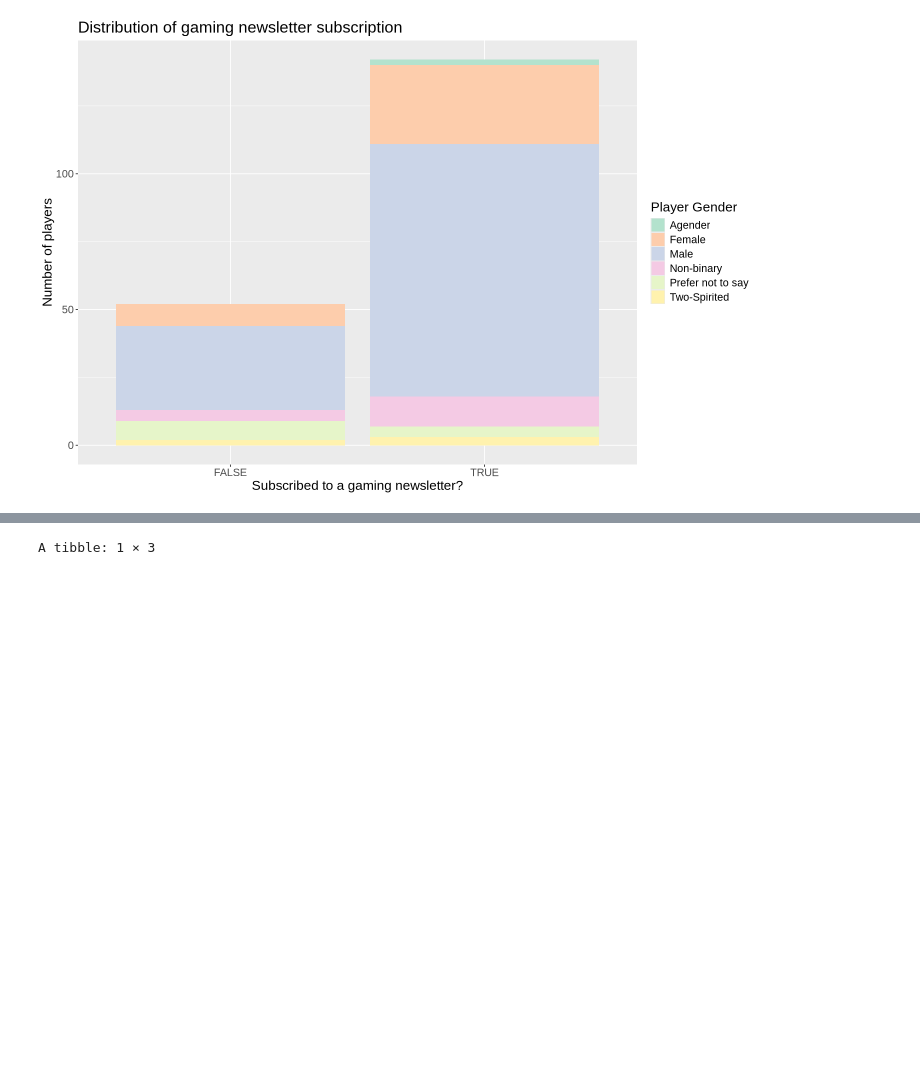
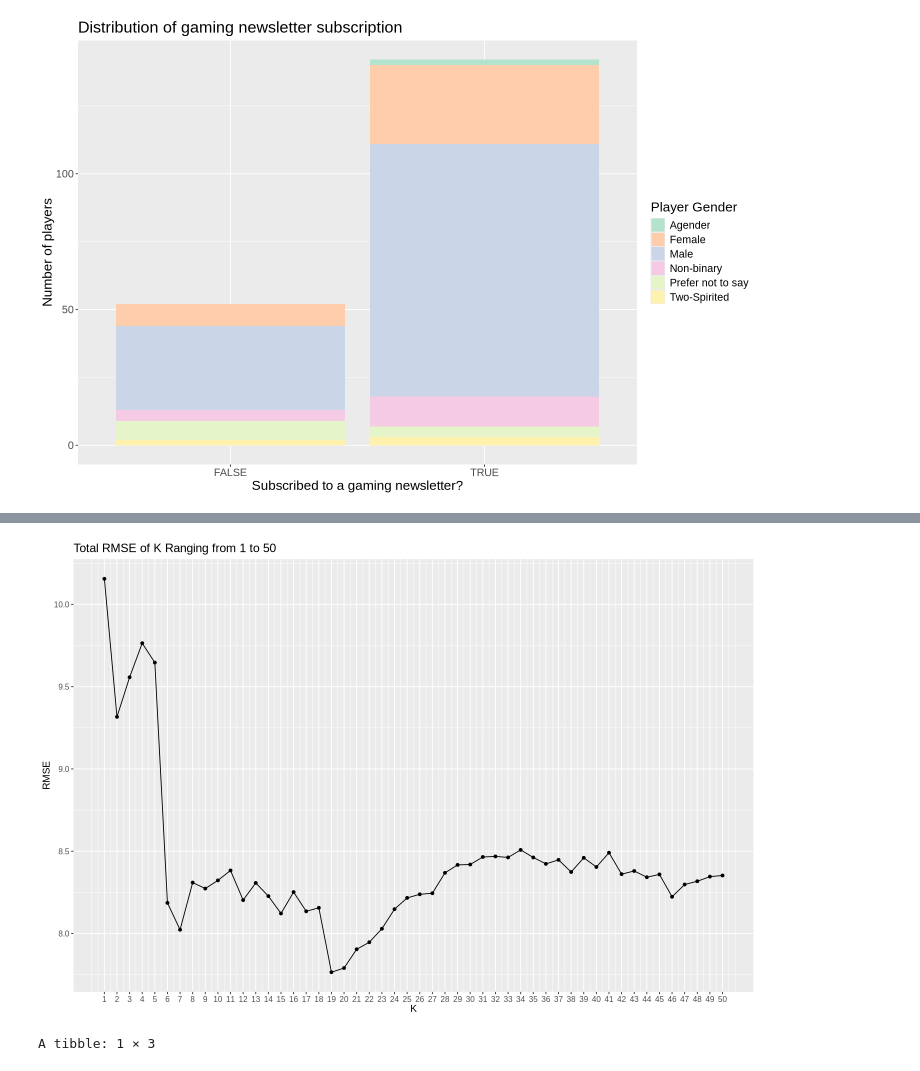
Before and after one commit to nesteagle/DSCI100-Project, a Jupyter notebook: report/report.ipynb, the cells around one changed output, grey strips where cells are left out. Saved outputs shown, nothing was run; the diff lists cells and outputs as text; code cells hidden in the pictures; blank space fills up the shorter version.

Commit message:
RMSE plot of K values from 1 to 50

```diff
--- a/report/report.ipynb
+++ b/report/report.ipynb
@@ -353,6 +333,22 @@ A tibble: 1 × 7
 | neighbors | .metric | .estimator | mean | n | std_err | .config |
 | <dbl> | <chr> | <chr> | <dbl> | <int> | <dbl> | <chr> |
 | 19 | rmse | standard | 31.95368 | 4 | 7.764819 | Preprocessor1_Model19 |
+# %%
+# rmse plot with k values
+
+options(repr.plot.width = 12, repr.plot.height = 8)
+
+rmse_plot <- players_results |>
+    ggplot(aes(x = neighbors, y = std_err)) +
+    geom_point() +
+    geom_line () +
+    labs(x = "K", y = "RMSE", title = "Total RMSE of K Ranging from 1 to 50") +
+    scale_x_continuous(breaks = 1:50) +
+    theme(text = element_text(size = 12))
+
+rmse_plot
+# %% [output]
+[figure, added]
 # %%
 # TODO: MD above with documentation
 
```
Also changed, not shown: parts of 2 cells of this notebook.
